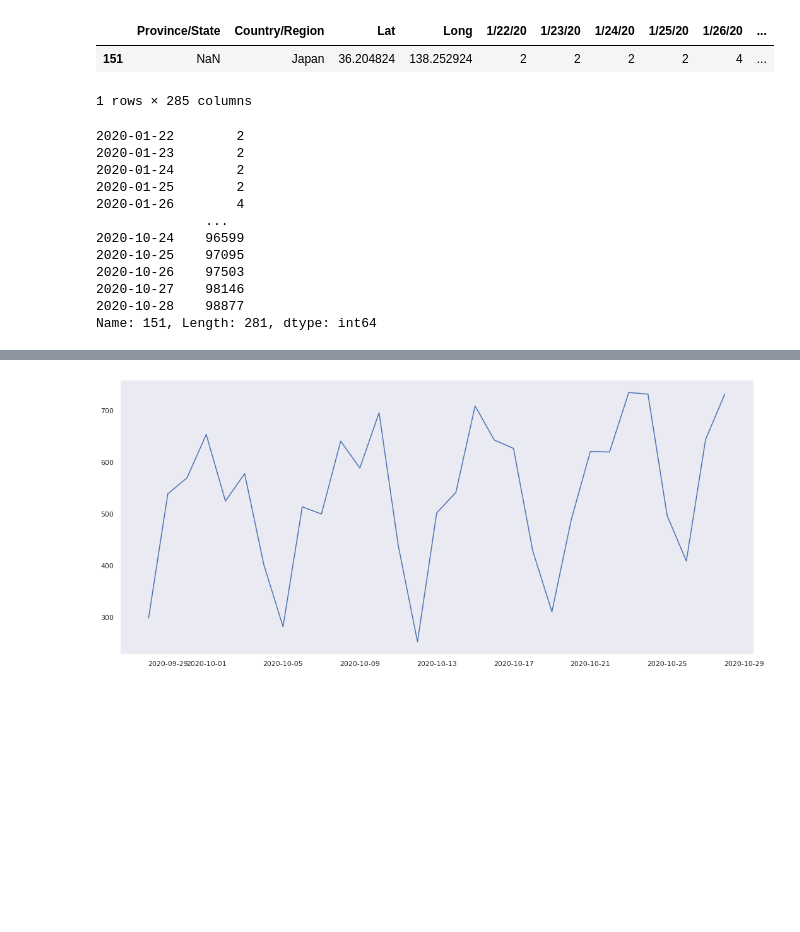
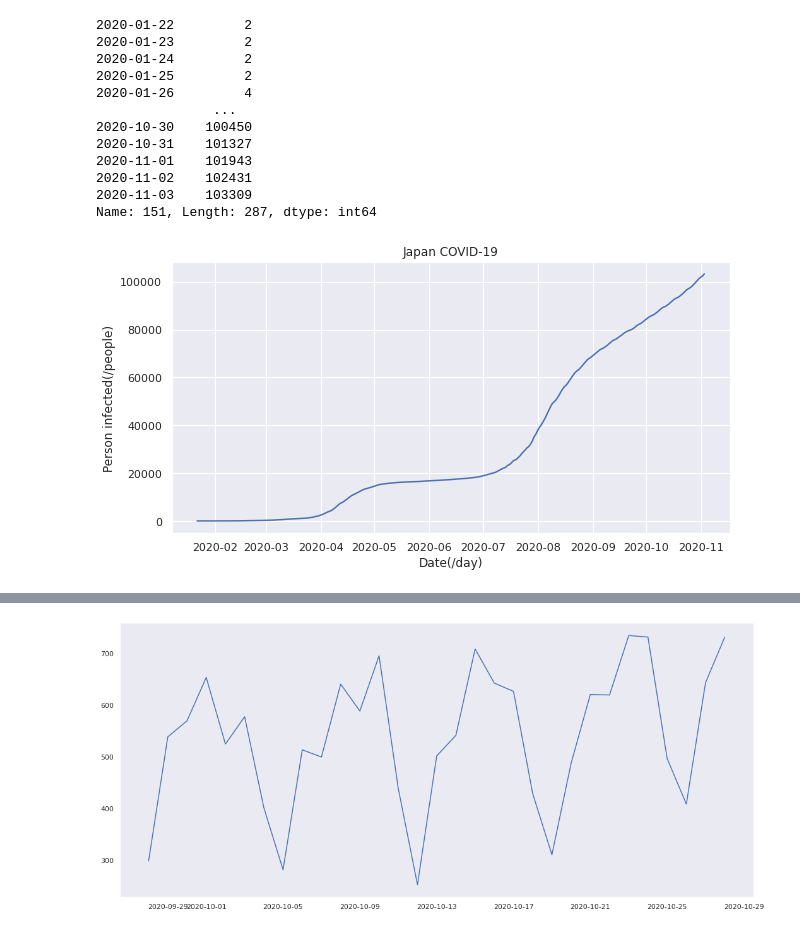
Before and after one commit to NaokiDohi/covid-19_analysis, a Jupyter notebook: covid_19_forecast_with_gru.ipynb, the cells around one changed output, grey strips where cells are left out. Drawn from its saved outputs; the diff is of its cells as text; code cells hidden in the pictures; blank space fills up the shorter version.

Commit message:
I've tried to be predictable for the long term at gru.ipynb.

```diff
--- a/covid_19_forecast_with_gru.ipynb
+++ b/covid_19_forecast_with_gru.ipynb
@@ -46,27 +48,30 @@ Checking out files: 100% (710/710), done.
-# %%
-df = pd.read_csv('COVID-19/csse_covid_19_data/csse_covid_19_time_series/time_series_covid19_confirmed_global.csv')
-df = df[df['Country/Region']=='Japan']
-df
-# %% [output]
-|  | Province/State | Country/Region | Lat | Long | 1/22/20 | 1/23/20 | 1/24/20 | 1/25/20 | 1/26/20 | ... |
-| 151 | NaN | Japan | 36.204824 | 138.252924 | 2 | 2 | 2 | 2 | 4 | ... |
-1 rows × 285 columns
-# %%
-df = df.iloc[:,4:].copy()
-data_at_japan = df.iloc[0,:]
-data_at_japan.index = pd.to_datetime(data_at_japan.index)
-print(data_at_japan)
-# %% [output]
-2020-01-22        2
-2020-01-23        2
-2020-01-24        2
-2020-01-25        2
-2020-01-26        4
-              ...
-2020-10-24    96599
-2020-10-25    97095
-2020-10-26    97503
-2020-10-27    98146
-2020-10-28    98877
-Name: 151, Length: 281, dtype: int64
+# %%
+df = pd.read_csv('COVID-19/csse_covid_19_data/csse_covid_19_time_series/time_series_covid19_confirmed_global.csv')
+df = df[df['Country/Region']=='Japan']
+df = df.iloc[:,4:].copy()
+data_at_japan = df.iloc[0,:]
+data_at_japan.index = pd.to_datetime(data_at_japan.index)
+print(data_at_japan)
+
+plt.figure(figsize=(10,5))
+plt.plot(data_at_japan)
+plt.title("Japan COVID-19")
+plt.xlabel("Date(/day)")
+plt.ylabel("Person infected(/people)")
+plt.grid(True)
+plt.show()
+# %% [output]
+2020-01-22         2
+2020-01-23         2
+2020-01-24         2
+2020-01-25         2
+2020-01-26         4
+               ...
+2020-10-30    100450
+2020-10-31    101327
+2020-11-01    101943
+2020-11-02    102431
+2020-11-03    103309
+Name: 151, Length: 287, dtype: int64
+[figure, added]
 # %%
```
Also changed, not shown: parts of 22 cells of this notebook.
